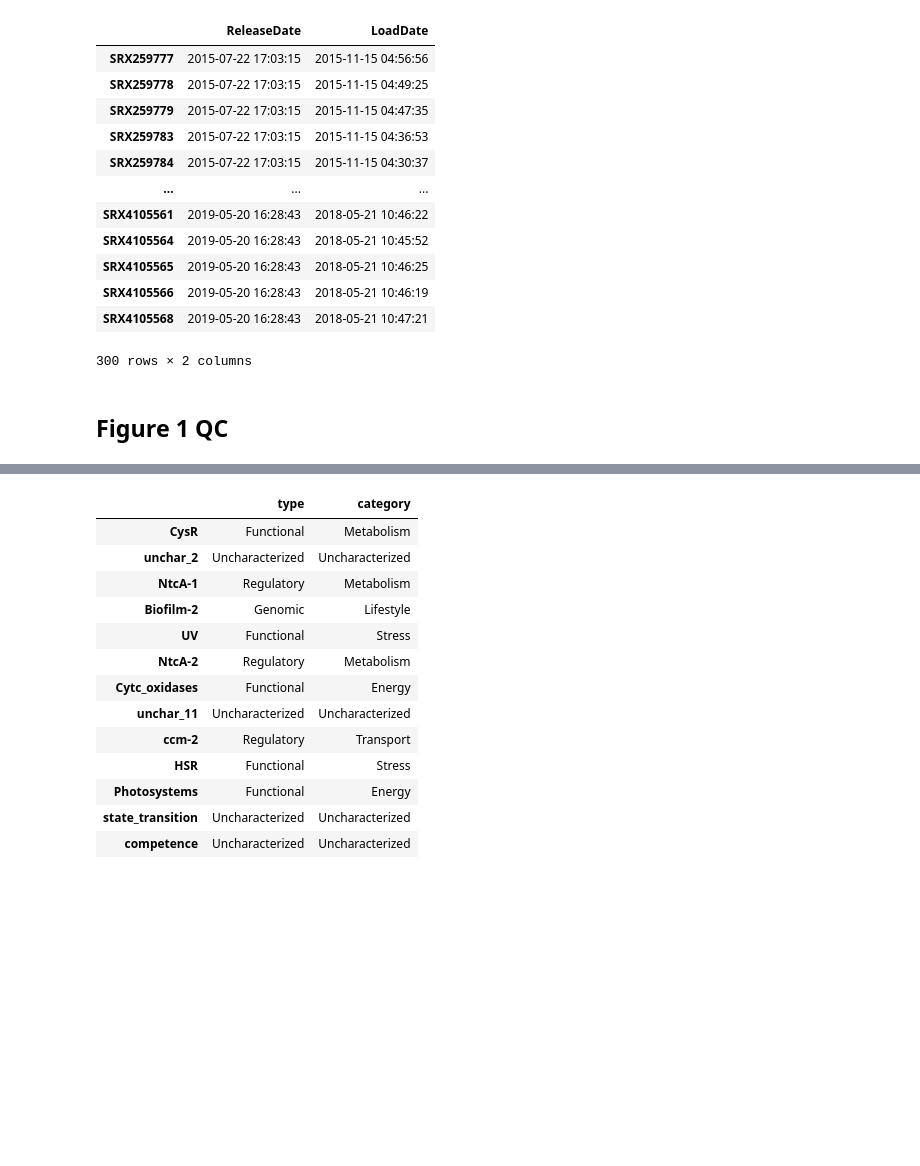
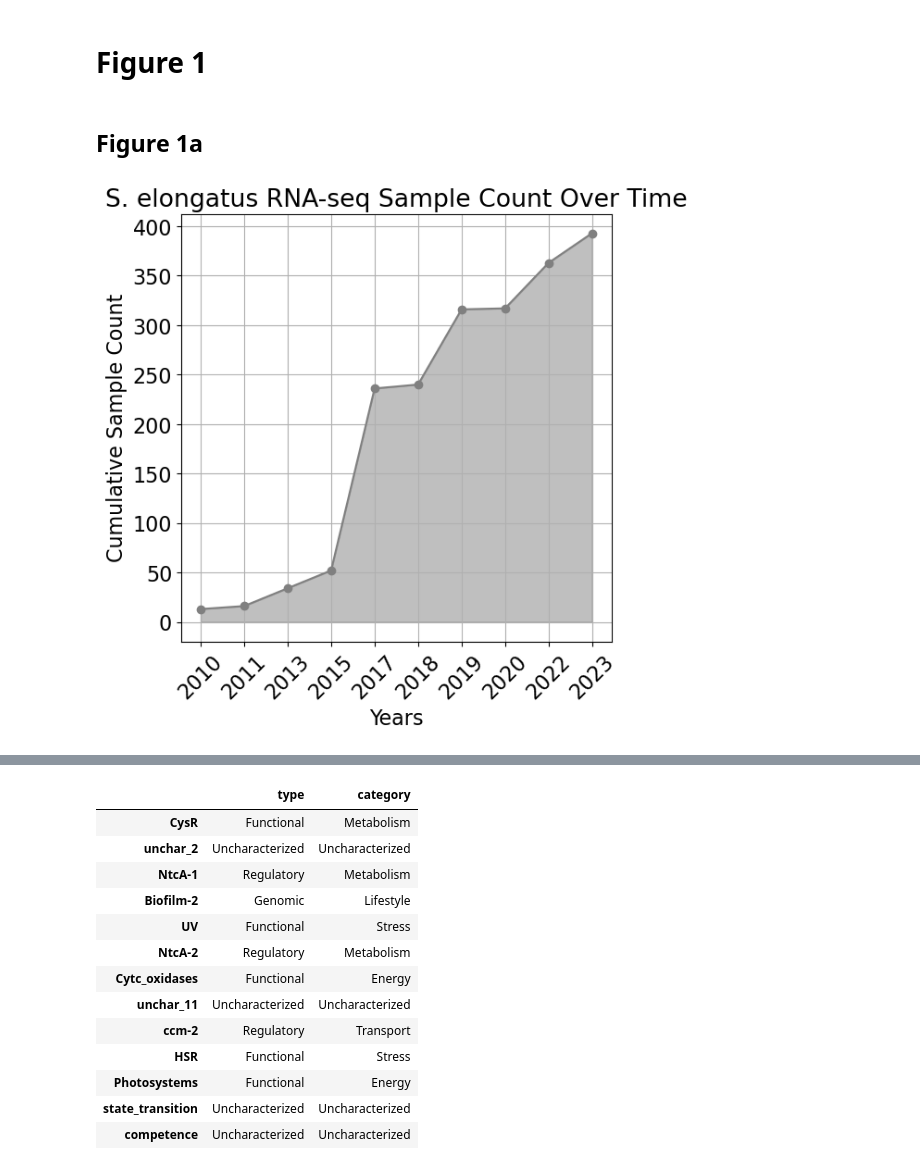
Before and after one commit to AnnieYuan21/S.elongatus-iModulons, a Jupyter notebook: notebooks/Figures.ipynb, the cells around one changed output, grey strips where cells are left out. Cells and saved outputs as stored; diff of their text form; code cells hidden in the pictures; blank space fills up the shorter version.

```diff
--- a/notebooks/Figures.ipynb
+++ b/notebooks/Figures.ipynb
@@ -15,21 +19,21 @@ matplotlib.rcParams['pdf.fonttype'] = 42
 # %%
 data_dir = path.join('..','data','processed_data')
 ica_data = load_json_model(path.join(data_dir,'ica_wip.json.gz'))
-# %%
-ica_data.sample_table[['ReleaseDate','LoadDate']]
-# %% [output]
-|  | ReleaseDate | LoadDate |
-| SRX259777 | 2015-07-22 17:03:15 | 2015-11-15 04:56:56 |
-| SRX259778 | 2015-07-22 17:03:15 | 2015-11-15 04:49:25 |
-| SRX259779 | 2015-07-22 17:03:15 | 2015-11-15 04:47:35 |
-| SRX259783 | 2015-07-22 17:03:15 | 2015-11-15 04:36:53 |
-| SRX259784 | 2015-07-22 17:03:15 | 2015-11-15 04:30:37 |
-| ... | ... | ... |
-| SRX4105561 | 2019-05-20 16:28:43 | 2018-05-21 10:46:22 |
-| SRX4105564 | 2019-05-20 16:28:43 | 2018-05-21 10:45:52 |
-| SRX4105565 | 2019-05-20 16:28:43 | 2018-05-21 10:46:25 |
-| SRX4105566 | 2019-05-20 16:28:43 | 2018-05-21 10:46:19 |
-| SRX4105568 | 2019-05-20 16:28:43 | 2018-05-21 10:47:21 |
-300 rows × 2 columns
 # %% [markdown]
-## Figure 1 QC
+# Figure 1
+# %% [markdown]
+## Figure 1a
+# %%
+# Plotting the line chart
+plt.figure(figsize=(6, 6))
+plt.plot(sample_count['Date'], sample_count['CumulativeSampleCount'], marker='o', color='gray')
+plt.title('S. elongatus RNA-seq Sample Count Over Time')
+plt.fill_between(sample_count['Date'], sample_count['CumulativeSampleCount'], color='grey', alpha=0.5)
+plt.xlabel('Years')
+plt.xticks(rotation=45)
+plt.ylabel('Cumulative Sample Count')
+plt.grid(True)
+# plt.show()
+# plt.savefig('../data/Figures/F1a.pdf',bbox_inches='tight',transparent=True)
+# %% [output]
+[figure, added]
```
Also changed, not shown: parts of 123 cells of this notebook, 29 other files.
